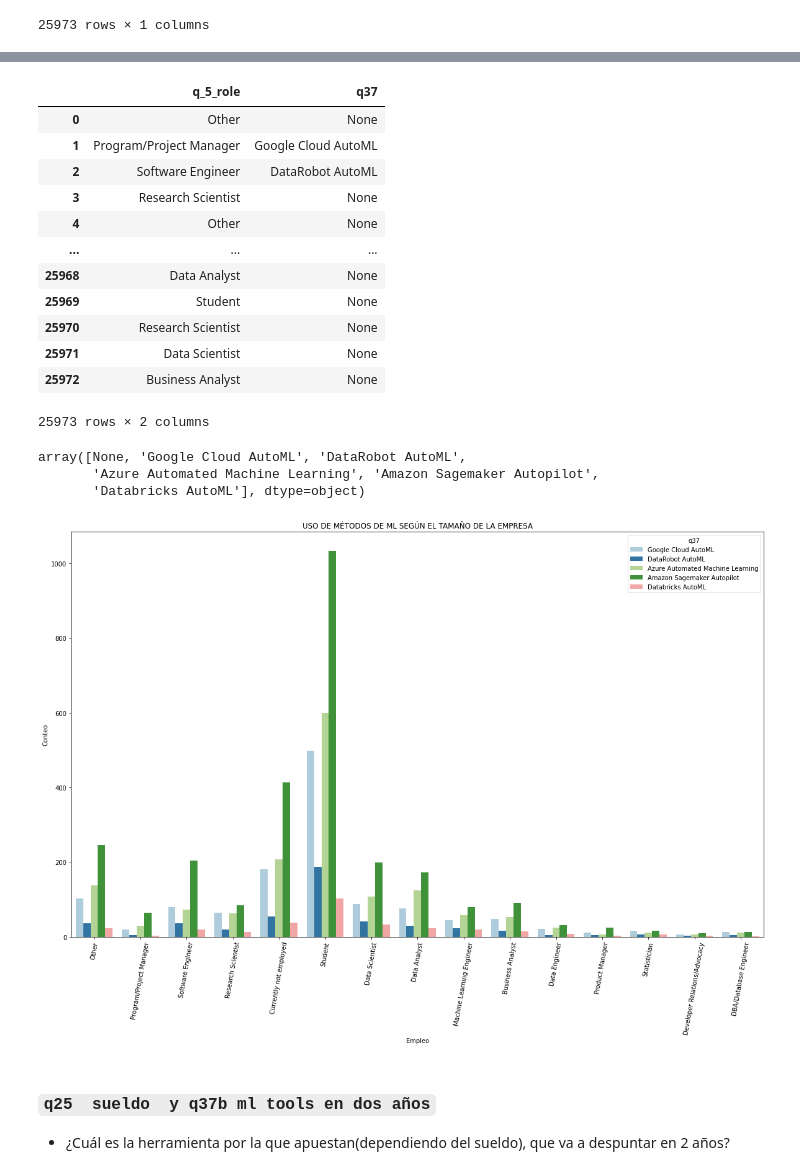
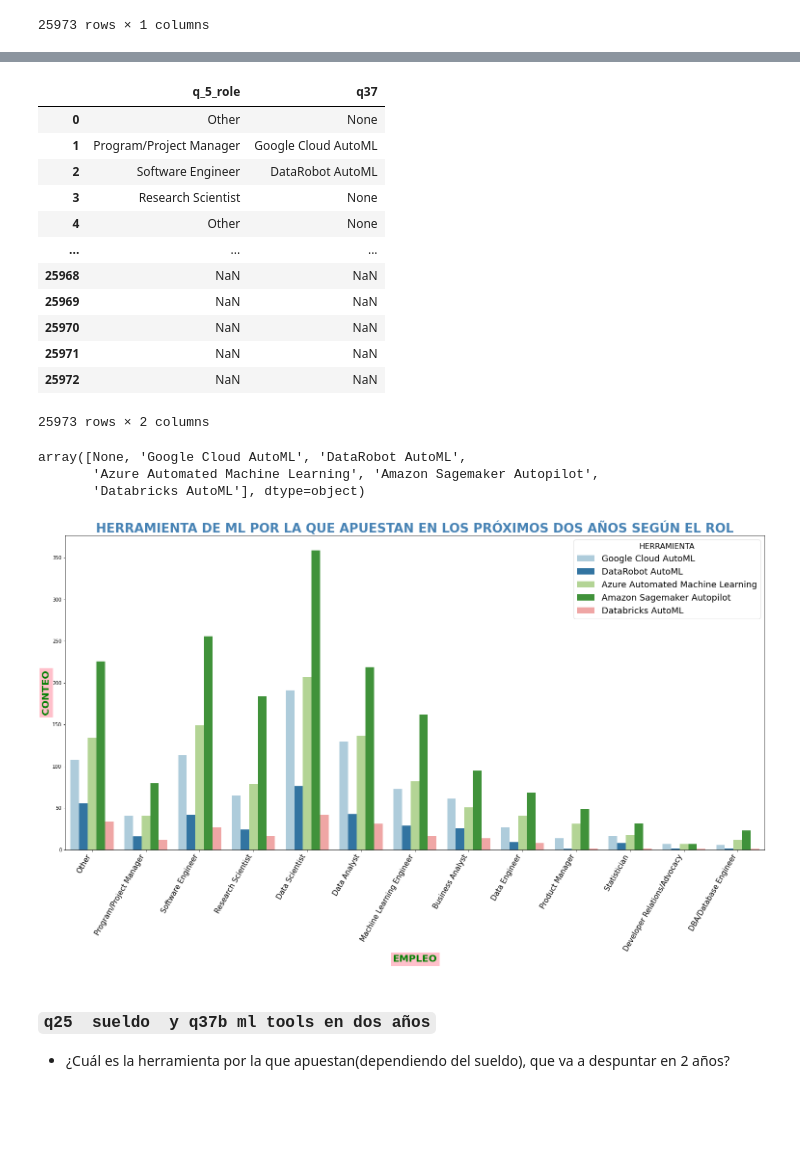
Before and after one commit to Adalab/DA-modulo-2-project-2-team-3, a Jupyter notebook: Conclusiones_Ari/Ari_1.ipynb, the cells around one changed output, grey strips where cells are left out. Saved outputs shown, nothing was run; the diff lists cells and outputs as text; code cells hidden in the pictures; blank space fills up the shorter version.

```diff
--- a/Conclusiones_Ari/Ari_1.ipynb
+++ b/Conclusiones_Ari/Ari_1.ipynb
@@ -152,3 +152,5 @@ d37
 | 25971 | None |
 | 25972 | None |
 25973 rows × 1 columns
+# %%
+d1 = d1[~d1['q_5_role'].isin(['Currently not employed','Student'])]
@@ -168,11 +202,11 @@ q5_q37
 | 3 | Research Scientist | None |
 | 4 | Other | None |
 | ... | ... | ... |
-| 25968 | Data Analyst | None |
-| 25969 | Student | None |
-| 25970 | Research Scientist | None |
-| 25971 | Data Scientist | None |
-| 25972 | Business Analyst | None |
+| 25968 | NaN | NaN |
+| 25969 | NaN | NaN |
+| 25970 | NaN | NaN |
+| 25971 | NaN | NaN |
+| 25972 | NaN | NaN |
 25973 rows × 2 columns
 # %%
 q5_q37['q37'].unique()
@@ -181,16 +215,18 @@ array([None, 'Google Cloud AutoML', 'DataRobot AutoML',
        'Azure Automated Machine Learning', 'Amazon Sagemaker Autopilot',
        'Databricks AutoML'], dtype=object)
 # %%
-plt.figure(figsize=(20,12))
+plt.figure(figsize=(26,12))
 fig = sns.countplot(data = q5_q37, x = 'q_5_role', hue = 'q37', palette='Paired')
-plt.title("HERRAMIENTA POR LA QUE APUESTAN EN LOS PRÓXIMOS DOS AÑOS")
-fig.set(ylabel='Conteo', xlabel = 'Empleo')
-fig.set_title("USO DE MÉTODOS DE ML SEGÚN EL TAMAÑO DE LA EMPRESA")
-plt.xticks(rotation=80)
+plt.title("HERRAMIENTA DE ML POR LA QUE APUESTAN EN LOS PRÓXIMOS DOS AÑOS SEGÚN EL ROL", fontsize = 26, color = 'Steelblue', fontweight = 'bold')
+plt.xlabel('EMPLEO', fontsize = 20, color = 'g', fontweight = 'bold', fontstretch = 0, backgroundcolor = 'pink')
+plt.ylabel('CONTEO', fontsize = 20, color = 'g', fontweight = 'bold', fontstretch = 0, backgroundcolor = 'pink')
+legend = plt.legend(prop={'size':18}, loc='upper right')
+legend.set_title ("HERRAMIENTA", prop = {'size': 16})
+plt.xticks(rotation=60, fontsize = 15, horizontalalignment ='right')
 
 plt.show();
 # %% [output]
-[figure, old version]
+[figure, new version]
 # %% [markdown]
 ### `q25  sueldo  y q37b ml tools en dos años`
 
```
Also changed, not shown: parts of 7 cells of this notebook, 7 other files.
